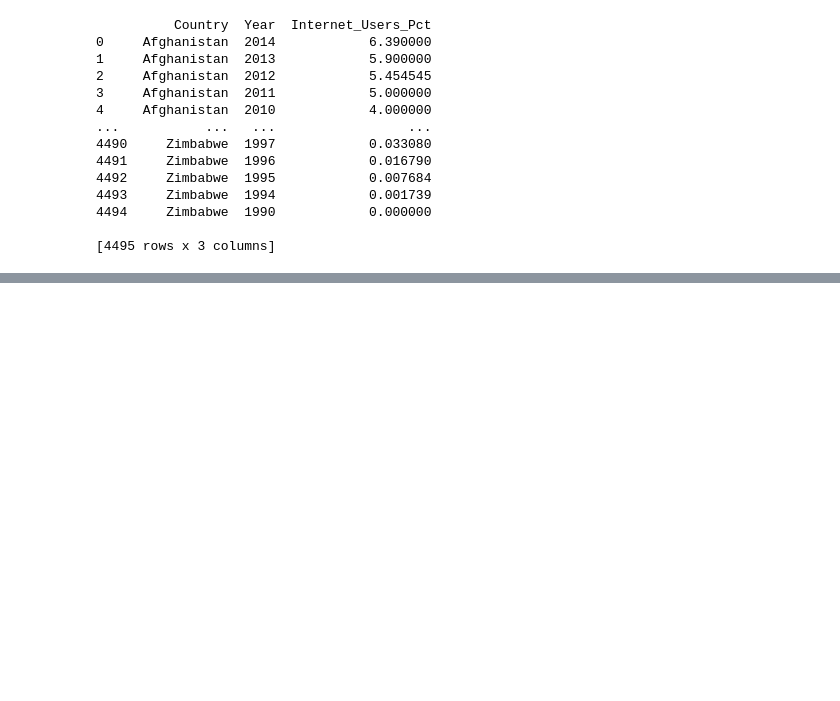
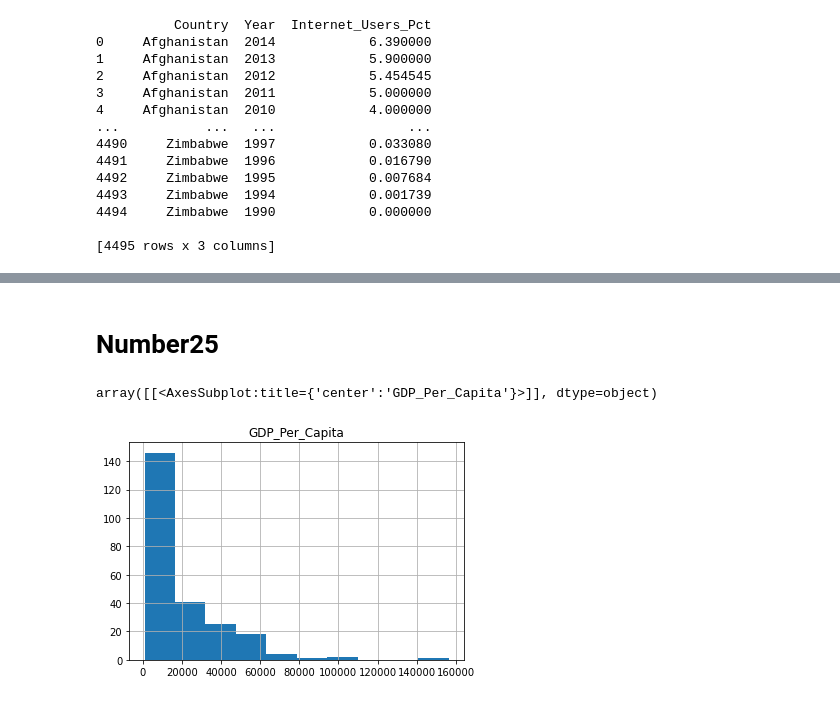
Before and after one commit to NSS-Data-Analytics-Cohort-7/gdp-and-internet-usage-sgoolsby88, a Jupyter notebook: Notebook/gdp_and_internet_usage.ipynb, the cells around one changed output, grey strips where cells are left out. Saved outputs shown, nothing was run; the diff lists cells and outputs as text; code cells hidden in the pictures; blank space fills up the shorter version.

```diff
--- a/Notebook/gdp_and_internet_usage.ipynb
+++ b/Notebook/gdp_and_internet_usage.ipynb
@@ -301,0 +304,7 @@ gdp_and_internet_use_2014.plot(kind='scatter',x='Internet_Users_Pct', y='GDP_Per
+# %% [markdown]
+# Number25
+# %%
+gdp_and_internet_use_2014.hist('GDP_Per_Capita')
+# %% [output]
+array([[<AxesSubplot:title={'center':'GDP_Per_Capita'}>]], dtype=object)
+[figure, added]
```
Also changed, not shown: parts of 63 cells of this notebook.
